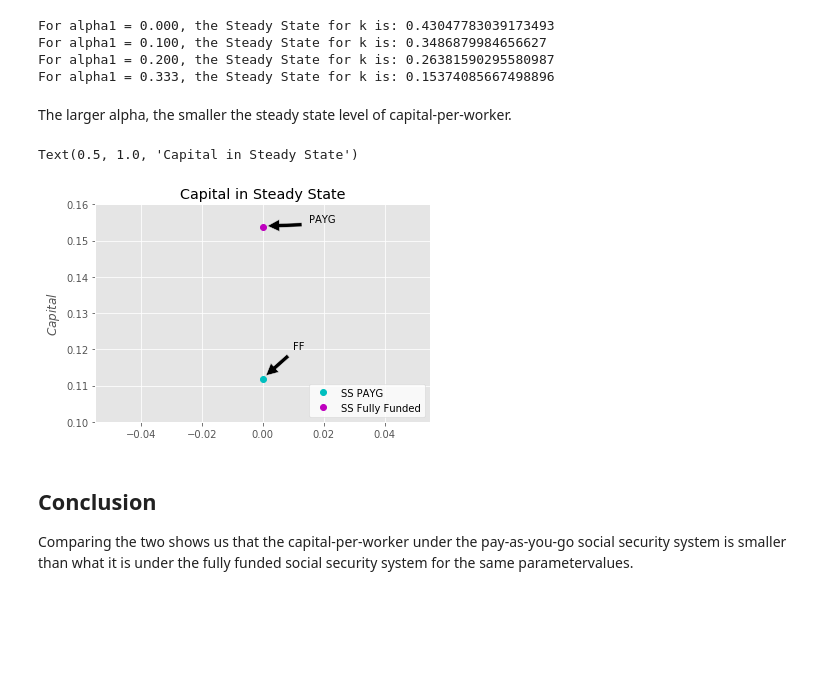
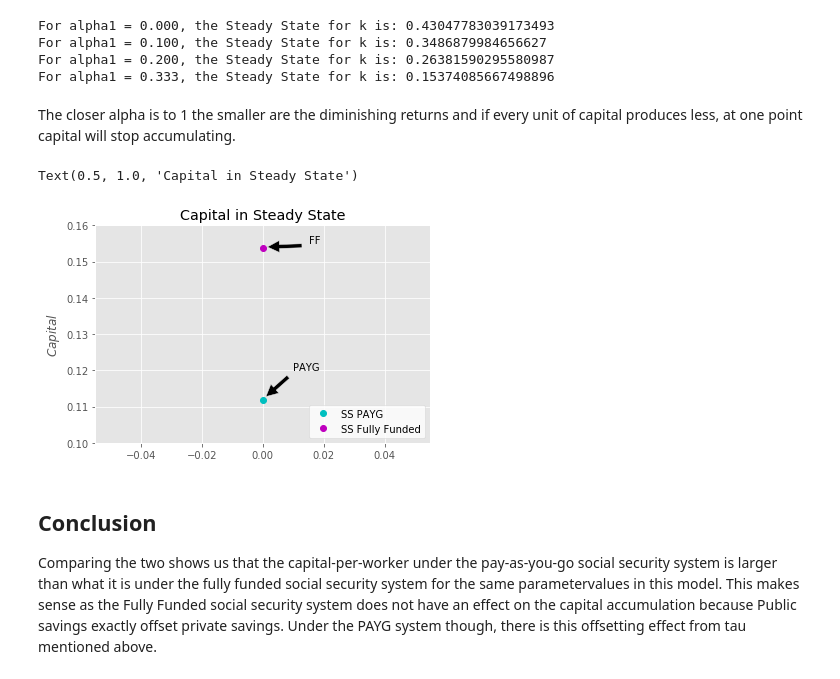
Before and after one commit to NumEconCopenhagen/projects-2020-group-60, a Jupyter notebook: modelproject/modelproject.ipynb, the cells around one changed output. Drawn from its saved outputs; the diff is of its cells as text; code cells hidden in the pictures; blank space fills up the shorter version.

```diff
--- a/modelproject/modelproject.ipynb
+++ b/modelproject/modelproject.ipynb
@@ -74,5 +73,6 @@ rho = sm.symbols('rho')
 tau = sm.symbols('tau')
 n = sm.symbols('n')
 # %%
-# Next, we can define the steady state equation
-ss = sm.Eq(k,((1/((2+rho)*(1+n)))*(1-tau)*(1-alpha)*k**alpha - ((1+rho)/(2+rho))*tau*((1-alpha)/alpha)*k))
+# Next, we can define the capital accumulation equation and ensure that it is printing it out correctly (which we see it is)
+ss = sm.Eq(k,((((1-alpha)*(1-tau))/((1+n)*(2+rho)))*k**alpha)/(1+((1+rho)/(2+rho))*((1-alpha)/alpha)*tau))
+ss
@@ -214,25 +225,26 @@ For alpha1 = 0.000, the Steady State for k is: 0.43047783039173493
 For alpha1 = 0.100, the Steady State for k is: 0.3486879984656627
 For alpha1 = 0.200, the Steady State for k is: 0.26381590295580987
 For alpha1 = 0.333, the Steady State for k is: 0.15374085667498896
-# %% [markdown]
-The larger alpha, the smaller the steady state level of capital-per-worker.
+# %% [markdown]
+The closer alpha is to 1 the smaller are the diminishing returns and if every unit of capital produces less, at one point capital will stop accumulating.
 # %%
 # We will now visualize the steady state value for both social security systems side by side
 fig = plt.figure()
 ax = fig.add_subplot(1,1,1)
-line, = ax.plot(ss_func(n,tau,rho,alpha),'o',label='SS PAYG', color='c')
-plt.annotate('FF', xy=(0, 0.112), xytext=(0.01, 0.12),arrowprops=dict(facecolor='black', shrink=0.1),)
+line, = ax.plot(ss_func(n,tau,rho,alpha),'o',label='SS PAYG', color='c') # Plotting the Steady State under PAYG
+plt.annotate('PAYG', xy=(0, 0.112), xytext=(0.01, 0.12),arrowprops=dict(facecolor='black', shrink=0.1),) # Adding the arrow
 ax1 = fig.add_subplot(1,1,1)
-line1, = ax1.plot(ss1_func(n,tau,rho,alpha),'o',label='SS Fully Funded',color='m')
-plt.annotate('PAYG', xy=(0, 0.154), xytext=(0.015, 0.155),arrowprops=dict(facecolor='black', shrink=0.1),)
+line1, = ax1.plot(ss1_func(n,tau,rho,alpha),'o',label='SS Fully Funded',color='m') # Plotting the Steady State under Fully Funded
+plt.annotate('FF', xy=(0, 0.154), xytext=(0.015, 0.155),arrowprops=dict(facecolor='black', shrink=0.1),) # Adding the arrow
 plt.ylim(0.1, 0.16)
-ax.legend(loc='lower right',facecolor='white',frameon=True)
-ax.set_ylabel('$Capital$')
-ax.set_title('Capital in Steady State')
+ax.legend(loc='lower right',facecolor='white',frameon=True) # Adding the box down right
+ax.set_ylabel('$Capital$') # Adding the label on the y-axis
+ax.set_title('Capital in Steady State') # Adding a title to the diagram
 # %% [output]
 Text(0.5, 1.0, 'Capital in Steady State')
-[figure, old version]
+[figure, new version]
 # %% [markdown]
 ## Conclusion
 
-Comparing the two shows us that the capital-per-worker under the pay-as-you-go social security system is smaller than what it is under the fully funded social security system for the same parametervalues.
+Comparing the two shows us that the capital-per-worker under the pay-as-you-go social security system is larger than what it is under the fully funded social security system for the same parametervalues in this model.
+This makes sense as the Fully Funded social security system does not have an effect on the capital accumulation because Public savings exactly offset private savings. Under the PAYG system though, there is this offsetting effect from tau mentioned above.
```
Also changed, not shown: parts of 22 cells of this notebook.
